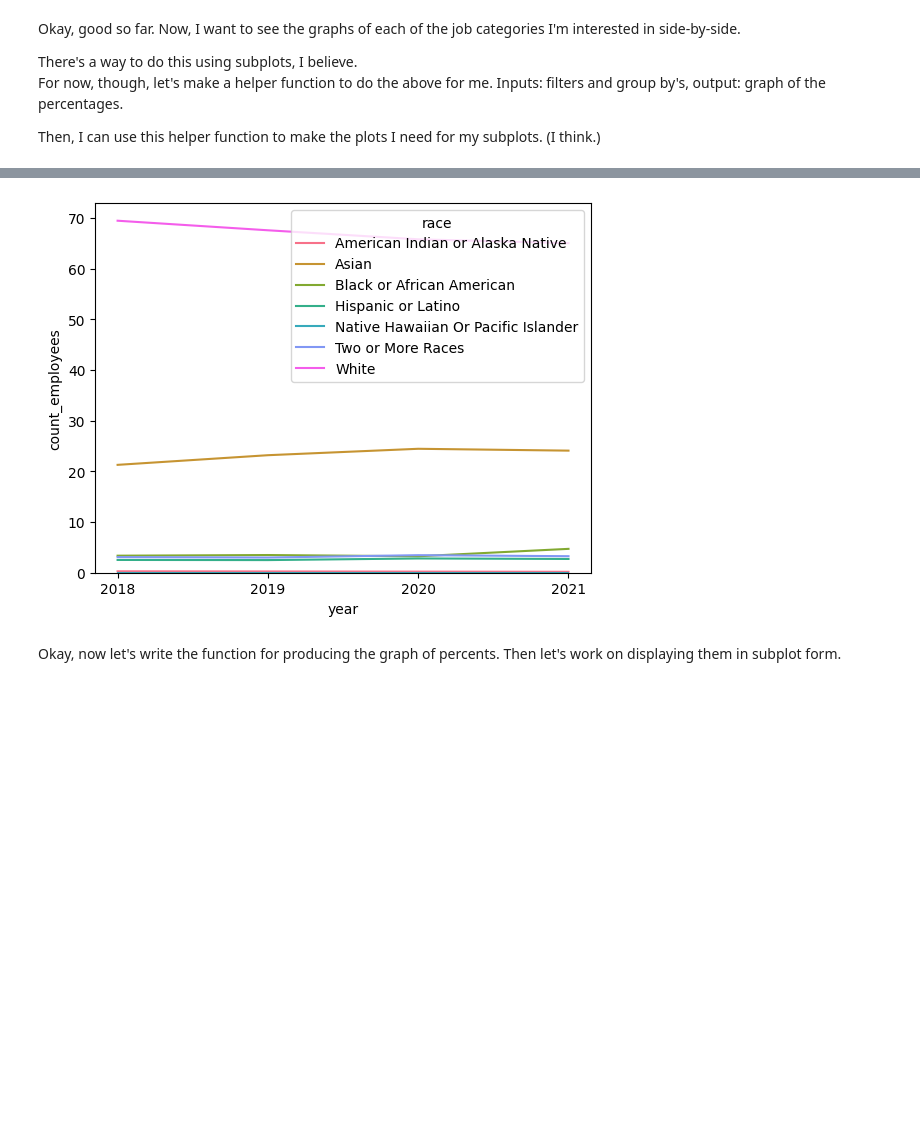
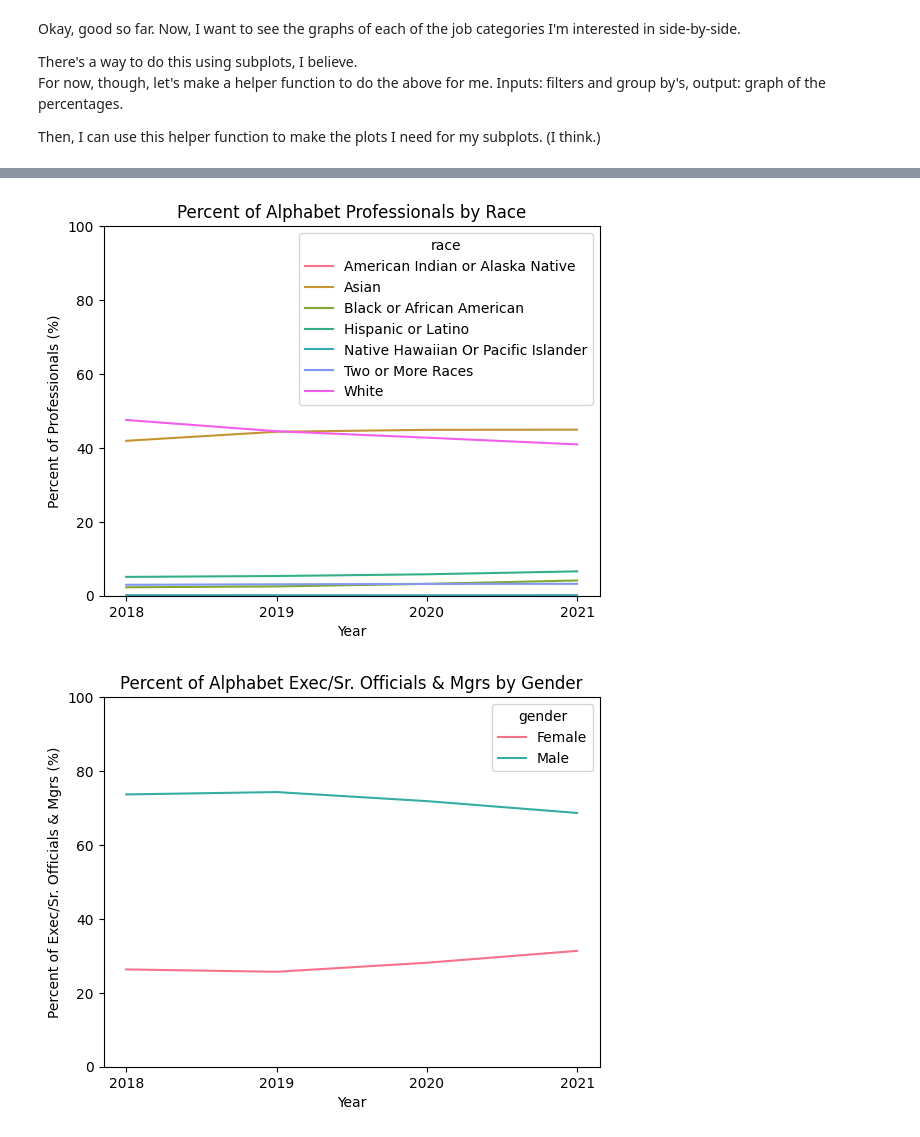
Before and after one commit to theLP100/dataVisualizations, a Jupyter notebook: Visualizations.ipynb, the cells around one changed output, grey strips where cells are left out. Cells and saved outputs as stored; diff of their text form; code cells hidden in the pictures; blank space fills up the shorter version.

```diff
--- a/Visualizations.ipynb
+++ b/Visualizations.ipynb
@@ -117,7 +127,12 @@ graph_totals('Amazon', ['Exec/Sr. Officials & Mgrs'], EEO1_data, sortBy2 = 'race
+# %%
+alph_prof_race = graph_totals('Alphabet', 'Professionals', EEO1_data, sortBy2 = 'race', percent = True)
+fig = alph_prof_race.get_figure()
+fig.savefig("alph_prof_race")
+# %% [output]
+[figure, added]
 # %%
-graph_totals('Alphabet', ['Exec/Sr. Officials & Mgrs'], EEO1_data, sortBy2 = 'race', percent = True)
+alph_exec_gender= graph_totals('Alphabet', 'Exec/Sr. Officials & Mgrs', EEO1_data, sortBy2 = 'gender', percent = True)
+fig = alph_exec_gender.get_figure()
+fig.savefig("alph_exec_gender")
 # %% [output]
-[figure, old version]
+[figure, new version]
-# %% [markdown]
-Okay, now let's write the function for producing the graph of percents.
-Then let's work on displaying them in subplot form.
```
Also changed, not shown: parts of 23 cells of this notebook.
